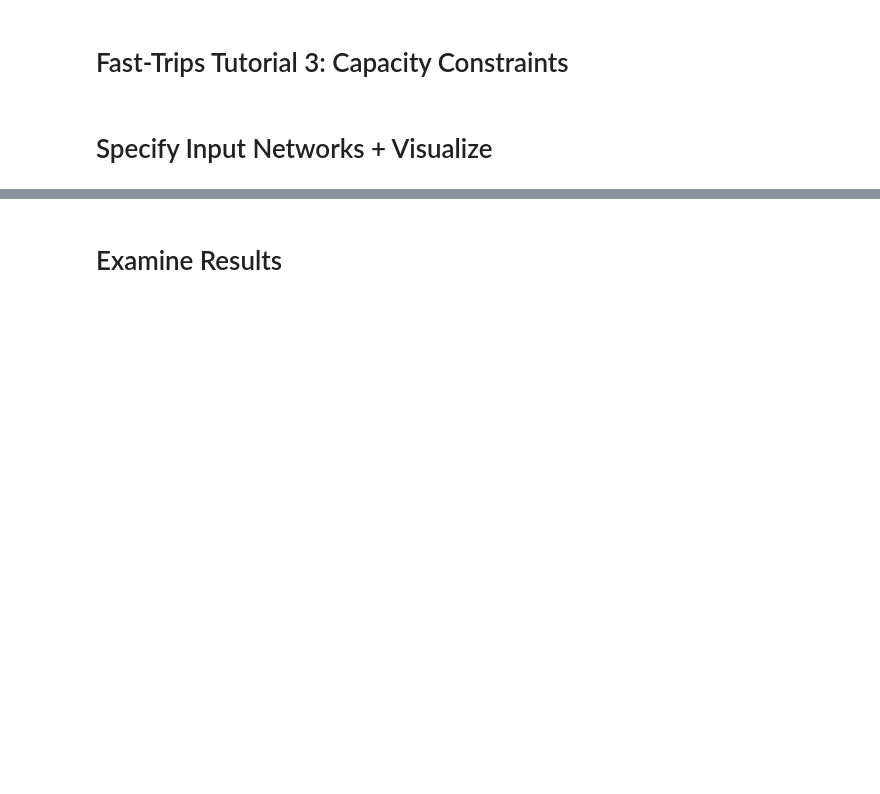
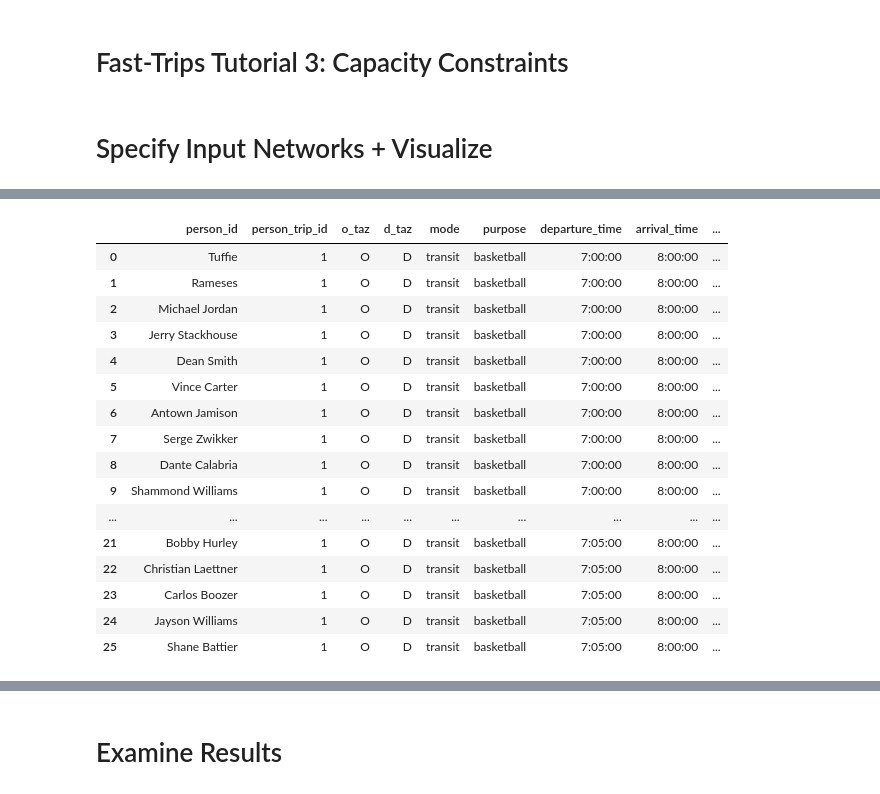
Before and after one commit to Fast-Trips/fast-trips-tutorial, a Jupyter notebook: Tutorial #3 - Capacity Constraint.ipynb, the cells around one changed output, grey strips where cells are left out. Saved outputs shown, nothing was run; the diff lists cells and outputs as text; code cells hidden in the pictures; blank space fills up the shorter version.

```diff
--- a/Tutorial #3 - Capacity Constraint.ipynb
+++ b/Tutorial #3 - Capacity Constraint.ipynb
@@ -6,6 +6,10 @@ import pandas as pd
 # %% [markdown]
 # Specify Input Networks + Visualize
 # %%
-BASE_DIR         = r"/Users/elizabeth/Documents/urbanlabs/MTC/SHRP2/tutorial/tta"
-INPUT_NETWORKS   = os.path.join(BASE_DIR, r"input/network-simple")
-INPUT_DEMAND     = os.path.join(BASE_DIR, r"input/demand-bigger")
+BASE_DIR         = r"/Users/elizabeth/Documents/urbanlabs/MTC/SHRP2/tutorial"
+
+INPUT_NETWORKS   = os.path.join(BASE_DIR, r"tta/input/network-simple")
+INPUT_DEMAND     = os.path.join(BASE_DIR, r"tta/input/demand-bigger")
+
+RUN_CONFIG       = os.path.join(BASE_DIR, r"tta/input/demand-bigger/config_ft.txt")
+INPUT_WEIGHTS    = os.path.join(BASE_DIR, r"tta/input/demand-bigger/pathweight_ft.txt")
@@ -15 +21,22 @@ Note that if you run this more than once, you will probably need to go to `kerne
+# %%
+demand_df = pd.read_csv(os.path.join(INPUT_DEMAND,"trip_list.txt"))
+demand_df
+# %% [output]
+|  | person_id | person_trip_id | o_taz | d_taz | mode | purpose | departure_time | arrival_time | ... |
+| 0 | Tuffie | 1 | O | D | transit | basketball | 7:00:00 | 8:00:00 | ... |
+| 1 | Rameses | 1 | O | D | transit | basketball | 7:00:00 | 8:00:00 | ... |
+| 2 | Michael Jordan | 1 | O | D | transit | basketball | 7:00:00 | 8:00:00 | ... |
+| 3 | Jerry Stackhouse | 1 | O | D | transit | basketball | 7:00:00 | 8:00:00 | ... |
+| 4 | Dean Smith | 1 | O | D | transit | basketball | 7:00:00 | 8:00:00 | ... |
+| 5 | Vince Carter | 1 | O | D | transit | basketball | 7:00:00 | 8:00:00 | ... |
+| 6 | Antown Jamison | 1 | O | D | transit | basketball | 7:00:00 | 8:00:00 | ... |
+| 7 | Serge Zwikker | 1 | O | D | transit | basketball | 7:00:00 | 8:00:00 | ... |
+| 8 | Dante Calabria | 1 | O | D | transit | basketball | 7:00:00 | 8:00:00 | ... |
+| 9 | Shammond Williams | 1 | O | D | transit | basketball | 7:00:00 | 8:00:00 | ... |
+| ... | ... | ... | ... | ... | ... | ... | ... | ... | ... |
+| 21 | Bobby Hurley | 1 | O | D | transit | basketball | 7:05:00 | 8:00:00 | ... |
+| 22 | Christian Laettner | 1 | O | D | transit | basketball | 7:05:00 | 8:00:00 | ... |
+| 23 | Carlos Boozer | 1 | O | D | transit | basketball | 7:05:00 | 8:00:00 | ... |
+| 24 | Jayson Williams | 1 | O | D | transit | basketball | 7:05:00 | 8:00:00 | ... |
+| 25 | Shane Battier | 1 | O | D | transit | basketball | 7:05:00 | 8:00:00 | ... |
 # %%
```
Also changed, not shown: parts of 10 cells of this notebook, 2 other files.
